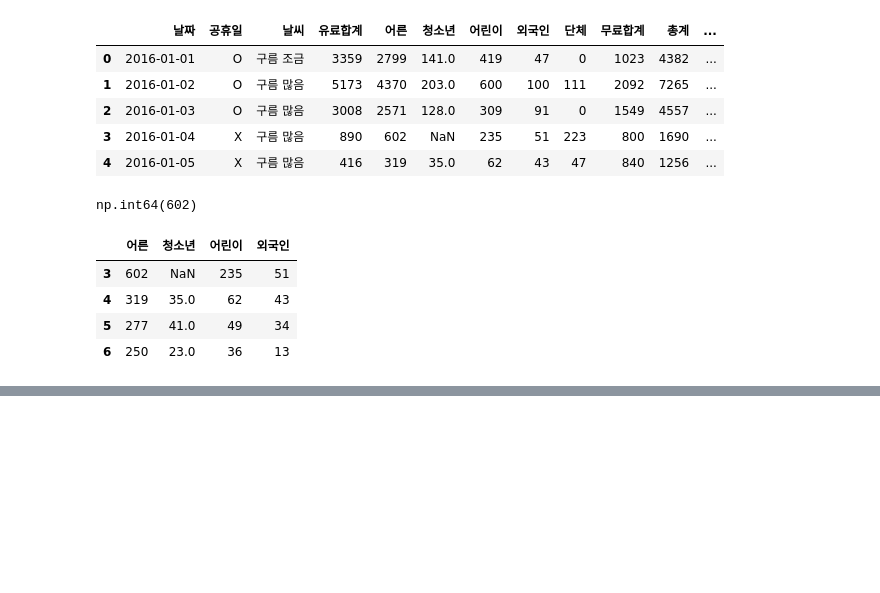
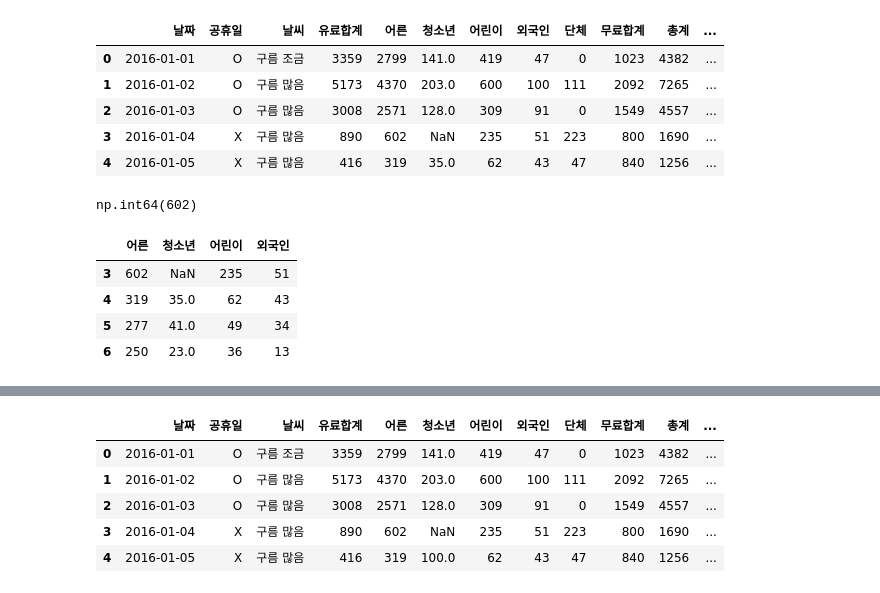
Before and after one commit to jaeseung9/jsStudy, a Jupyter notebook: 12_pandas/data_analysis/06_데이터 추출하기.ipynb, the cells around one changed output, grey strips where cells are left out. Drawn from its saved outputs; the diff is of its cells as text; code cells hidden in the pictures; blank space fills up the shorter version.

```diff
--- a/12_pandas/data_analysis/06_데이터 추출하기.ipynb
+++ b/12_pandas/data_analysis/06_데이터 추출하기.ipynb
@@ -98,0 +145,11 @@ df.loc[(df["어른"]> 1000) & (df["어린이"] > 1000), "날짜" : "총계"]
+# %%
+# 특정 위치에 해당하는 값을 추출할 수도 있고, 그 값을 다른 값으로 바꿀수도 있다.
+df.loc[4, "청소년"] = 100
+df.head()
+# %% [output]
+|  | 날짜 | 공휴일 | 날씨 | 유료합계 | 어른 | 청소년 | 어린이 | 외국인 | 단체 | 무료합계 | 총계 | ... |
+| 0 | 2016-01-01 | O | 구름 조금 | 3359 | 2799 | 141.0 | 419 | 47 | 0 | 1023 | 4382 | ... |
+| 1 | 2016-01-02 | O | 구름 많음 | 5173 | 4370 | 203.0 | 600 | 100 | 111 | 2092 | 7265 | ... |
+| 2 | 2016-01-03 | O | 구름 많음 | 3008 | 2571 | 128.0 | 309 | 91 | 0 | 1549 | 4557 | ... |
+| 3 | 2016-01-04 | X | 구름 많음 | 890 | 602 | NaN | 235 | 51 | 223 | 800 | 1690 | ... |
+| 4 | 2016-01-05 | X | 구름 많음 | 416 | 319 | 100.0 | 62 | 43 | 47 | 840 | 1256 | ... |
```
Also changed, not shown: parts of 18 cells of this notebook, 13 other files.
